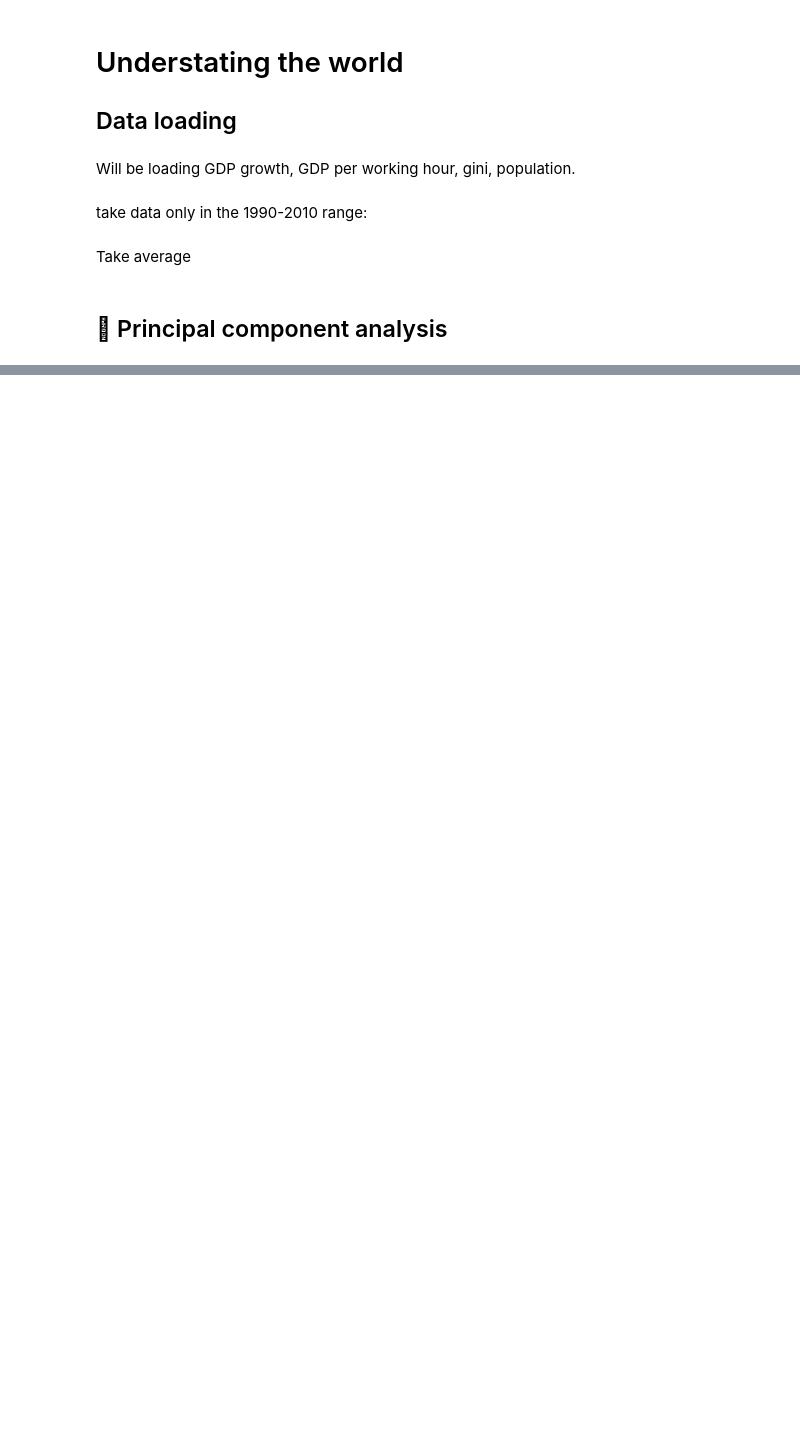
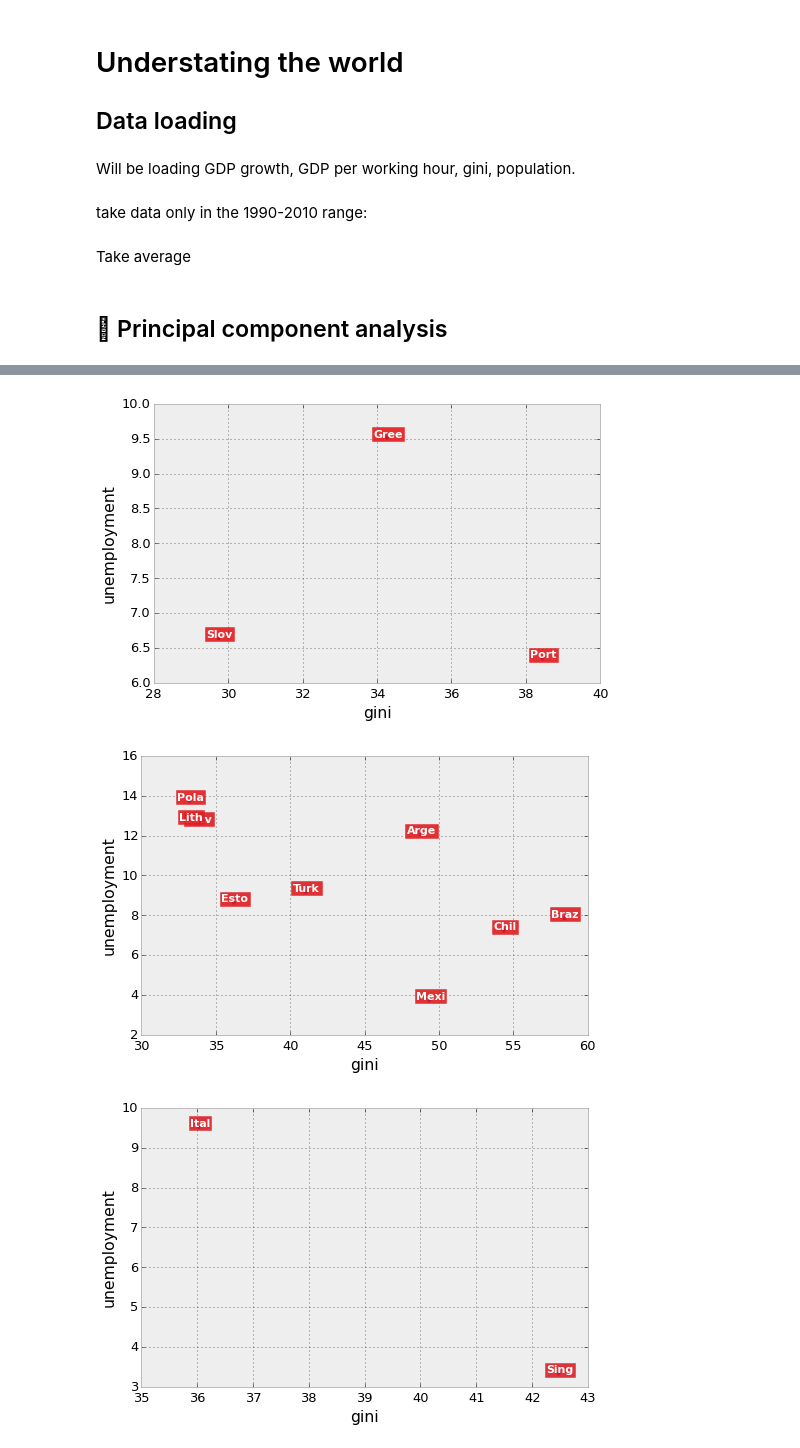
Before and after one commit to giulioungaretti/stats2013, a Jupyter notebook: Project2/DATA_loading.ipynb, the cells around one changed output, grey strips where cells are left out. Drawn from its saved outputs; the diff is of its cells as text; code cells hidden in the pictures; blank space fills up the shorter version.

```diff
--- a/Project2/DATA_loading.ipynb
+++ b/Project2/DATA_loading.ipynb
@@ -119,0 +193,7 @@ for label, x, y   in zip(B.index, B.gini, B.gdp_growth):
+# %%
+for i in range(5):
+    fig=cluster_filter(X,summary,'unemployment',i,y_pred, indicator1='gini')
+# %% [output]
+[figure, added]
+[figure, added]
+[figure, added]
```
Also changed, not shown: parts of 14 cells of this notebook, 3 other files.
